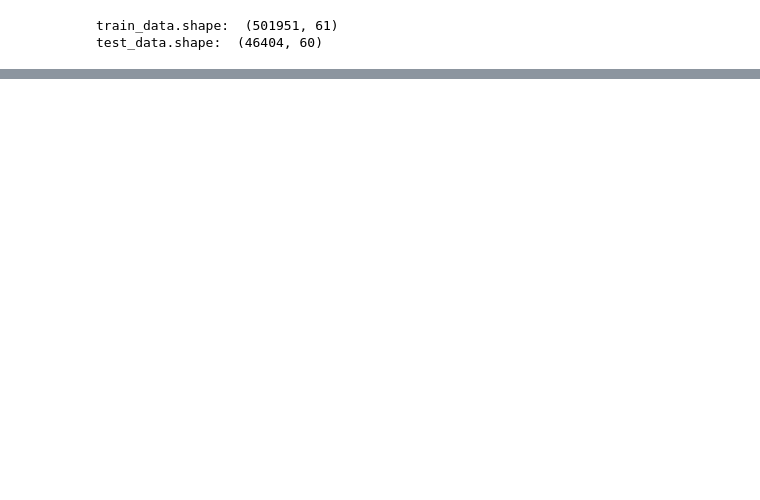
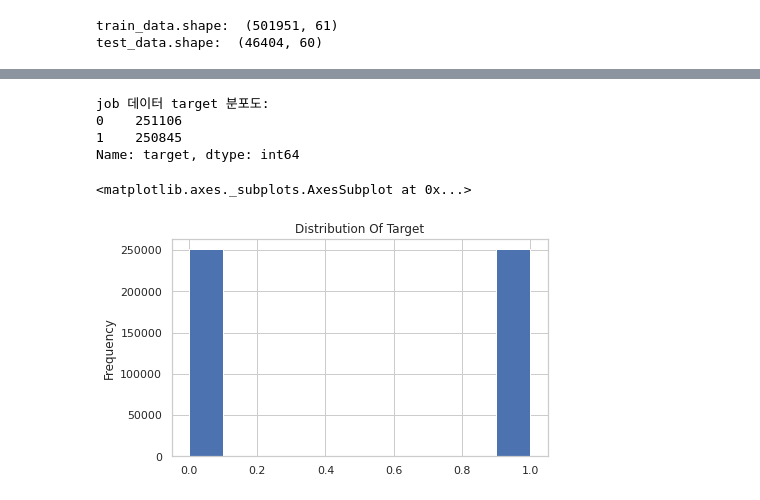
Before and after one commit to doo52oh/Dacon, a Jupyter notebook: 잡케어추천/잡케어추천알고리즘경진대회_EDA.ipynb, the cells around one changed output, grey strips where cells are left out. Drawn from its saved outputs; the diff is of its cells as text; code cells hidden in the pictures; blank space fills up the shorter version.

```diff
--- a/잡케어추천/잡케어추천알고리즘경진대회_EDA.ipynb
+++ b/잡케어추천/잡케어추천알고리즘경진대회_EDA.ipynb
@@ -131,3 +131,6 @@ print("test_data.shape: ", test_data.shape)
 # %% [output]
 train_data.shape:  (501951, 61)
 test_data.shape:  (46404, 60)
+# %%
+job_data = train_data.copy()
+job_data_test = test_data.copy()
@@ -133,0 +142,11 @@ test_data.shape:  (46404, 60)
+# %%
+print("job 데이터 target 분포도:")
+print(job_data['target'].value_counts())
+job_data['target'].plot.hist(title = "Distribution Of Target")
+# %% [output]
+job 데이터 target 분포도:
+0    251106
+1    250845
+Name: target, dtype: int64
+<matplotlib.axes._subplots.AxesSubplot at 0x...>
+[figure, added]
```
Also changed, not shown: parts of 32 cells of this notebook.
